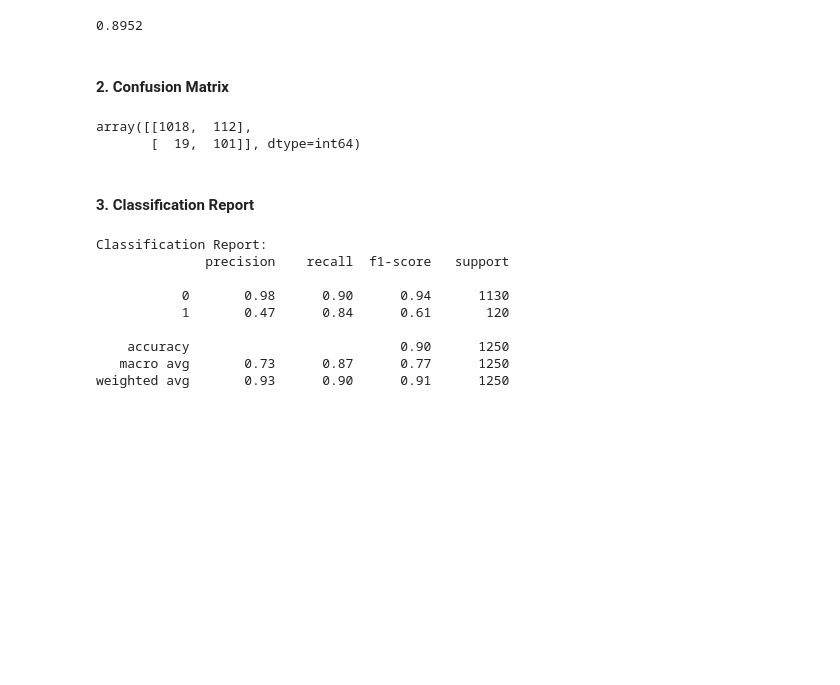
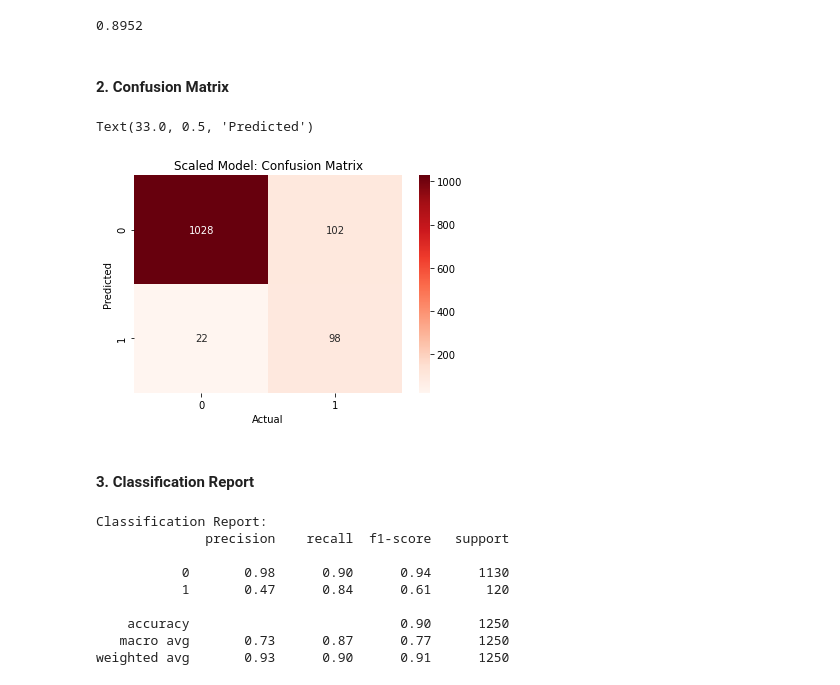
Before and after one commit to adgeli/Personal_Loan_Classification_Model, a Jupyter notebook: source code/Logistical Regression -musonda.ipynb, the cells around one changed output. Drawn from its saved outputs; the diff is of its cells as text; code cells hidden in the pictures; blank space fills up the shorter version.

```diff
--- a/source code/Logistical Regression -musonda.ipynb
+++ b/source code/Logistical Regression -musonda.ipynb
@@ -305,11 +328,22 @@ accuracy_score(y_test, y_pred)
 0.8952
 # %% [markdown]
 #### 2. Confusion Matrix
-# %%
-confusion_matrix(y_test, y_pred)
-# %% [output]
-array([[1018,  112],
-       [  19,  101]], dtype=int64)
+# %%
+cm = confusion_matrix(y_test, y_pred)
+
+# Display the confusion matrix
+sns.heatmap(cm,
+            cmap = 'Reds',
+            fmt = '',
+            annot = True)
+
+# Set plot labels
+plt.title("Scaled Model: Confusion Matrix")
+plt.xlabel("Actual")
+plt.ylabel("Predicted")
+# %% [output]
+Text(33.0, 0.5, 'Predicted')
+[figure, added]
 # %% [markdown]
 #### 3. Classification Report
 # %%
```
Also changed, not shown: parts of 5 cells of this notebook, 1 other file.
